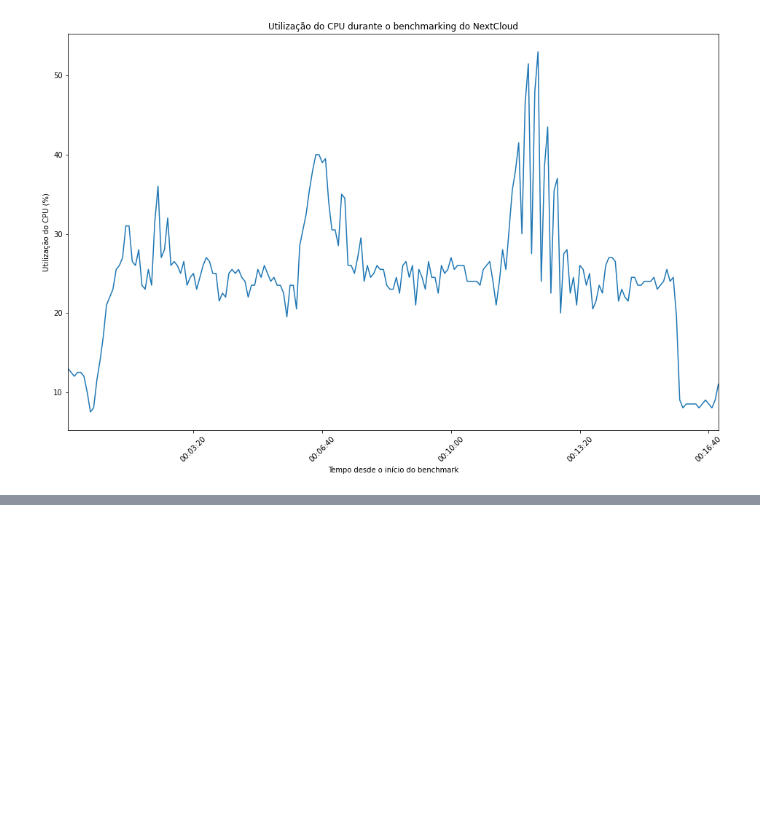
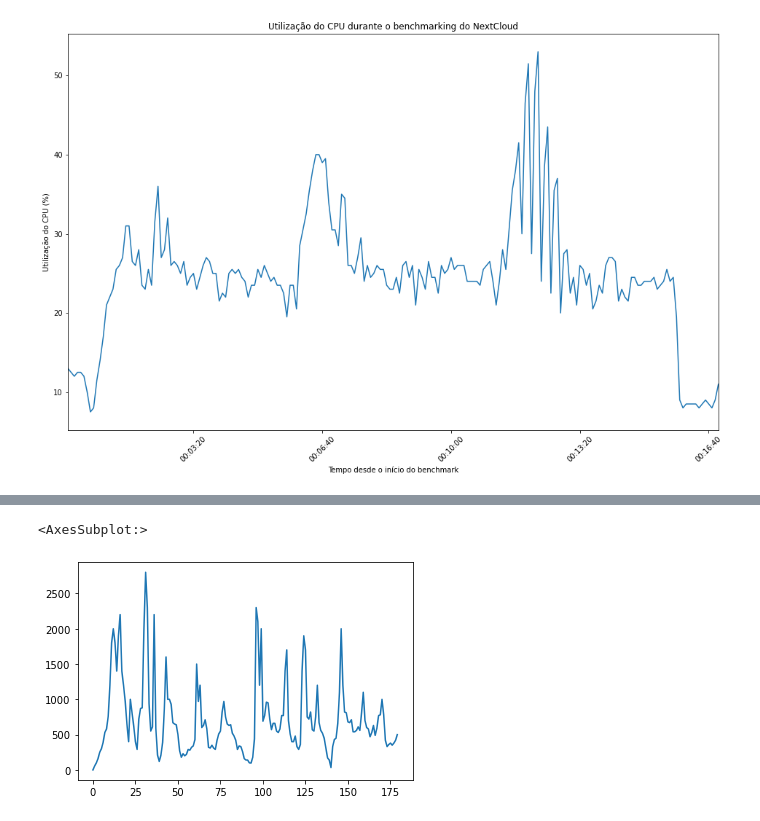
Before and after one commit to vascoalramos/kubernetes-storage-bench, a Jupyter notebook: benchmarks/Processamento de dados.ipynb, the cells around one changed output, grey strips where cells are left out. Drawn from its saved outputs; the diff is of its cells as text; code cells hidden in the pictures; blank space fills up the shorter version.

Commit message:
Atualizar as imagens dos gráficos

```diff
--- a/benchmarks/Processamento de dados.ipynb
+++ b/benchmarks/Processamento de dados.ipynb
@@ -167,0 +188,4 @@ plt.close('all')
+# %%
+df2 = pd.DataFrame(data)
+for column in df2.columns[1:]:
+    df2[column] = df2[column].apply(lambda x: x['value'])
@@ -167,0 +208,5 @@ plt.close('all')
+# %%
+df2['response_time_percentile_50'].plot()
+# %% [output]
+<AxesSubplot:>
+[figure, added]
```
Also changed, not shown: parts of 7 cells of this notebook, 48 other files.
